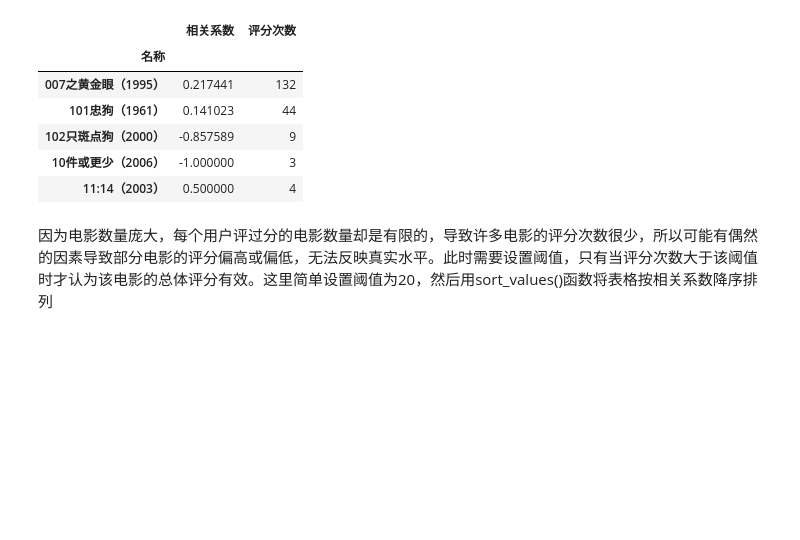
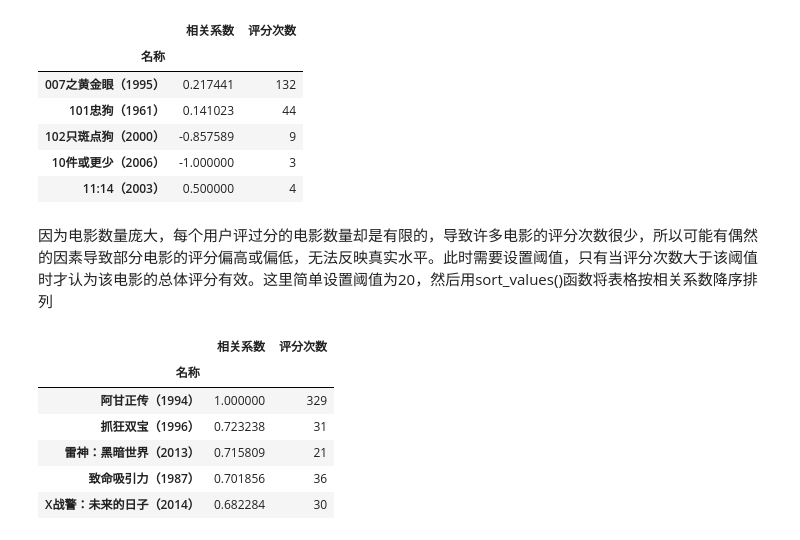
Before and after one commit to yaocoder/Architect-CTO-growth, a Jupyter notebook: 人工智能技术/Python机器学习学习实践/智能推荐系统/实践练习：电影智能推荐系统.ipynb, the cells around one changed output. Drawn from its saved outputs; the diff is of its cells as text; code cells hidden in the pictures; blank space fills up the shorter version.

```diff
--- a/人工智能技术/Python机器学习学习实践/智能推荐系统/实践练习：电影智能推荐系统.ipynb
+++ b/人工智能技术/Python机器学习学习实践/智能推荐系统/实践练习：电影智能推荐系统.ipynb
@@ -164,4 +164,12 @@ similarity_new.head()
 # %% [markdown]
 因为电影数量庞大，每个用户评过分的电影数量却是有限的，导致许多电影的评分次数很少，所以可能有偶然的因素导致部分电影的评分偏高或偏低，无法反映真实水平。此时需要设置阈值，只有当评分次数大于该阈值时才认为该电影的总体评分有效。这里简单设置阈值为20，然后用sort_values()函数将表格按相关系数降序排列
 # %%
-similarity_new[similarity_new['评分次数'] > 20].sort_values(by='相关系数')
+similarity_new[similarity_new['评分次数'] > 20].sort_values(by='相关系数', ascending=False).head()
+# %% [output]
+|  | 相关系数 | 评分次数 |
+| 名称 |  |  |
+| 阿甘正传（1994） | 1.000000 | 329 |
+| 抓狂双宝（1996） | 0.723238 | 31 |
+| 雷神：黑暗世界（2013） | 0.715809 | 21 |
+| 致命吸引力（1987） | 0.701856 | 36 |
+| X战警：未来的日子（2014） | 0.682284 | 30 |
```
Also changed, not shown: parts of 2 cells of this notebook.
